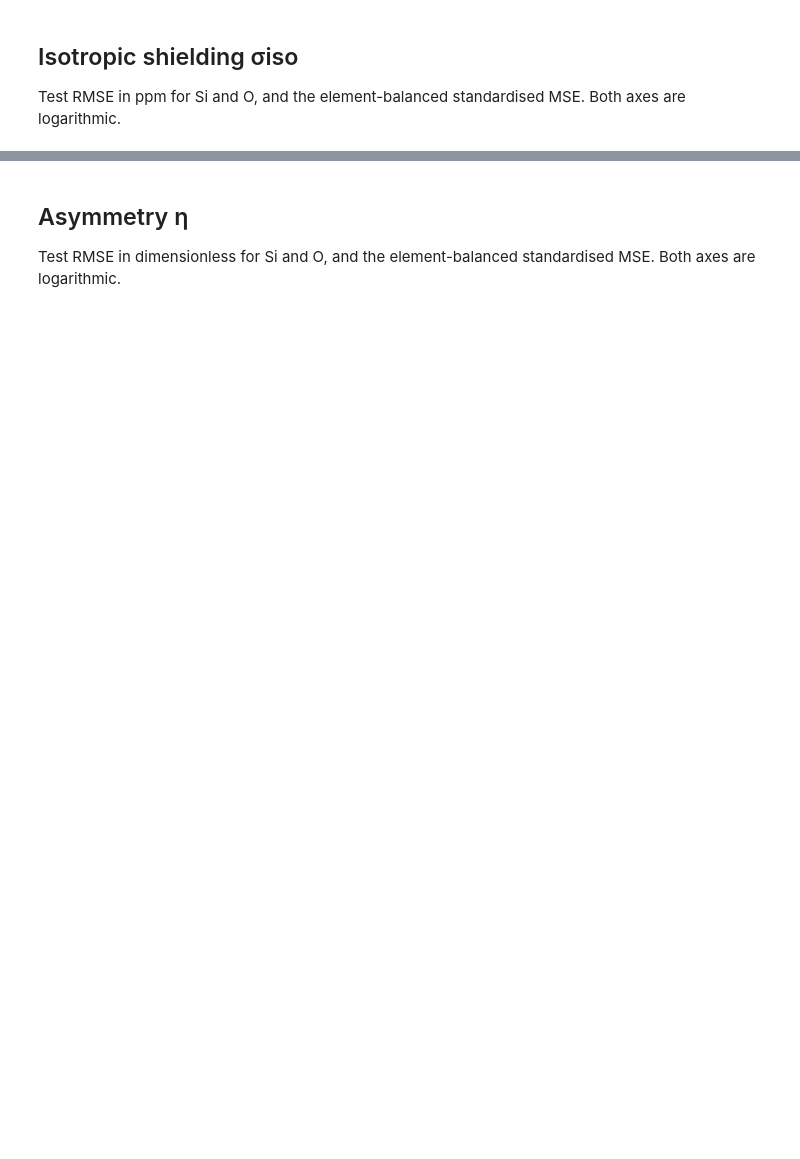
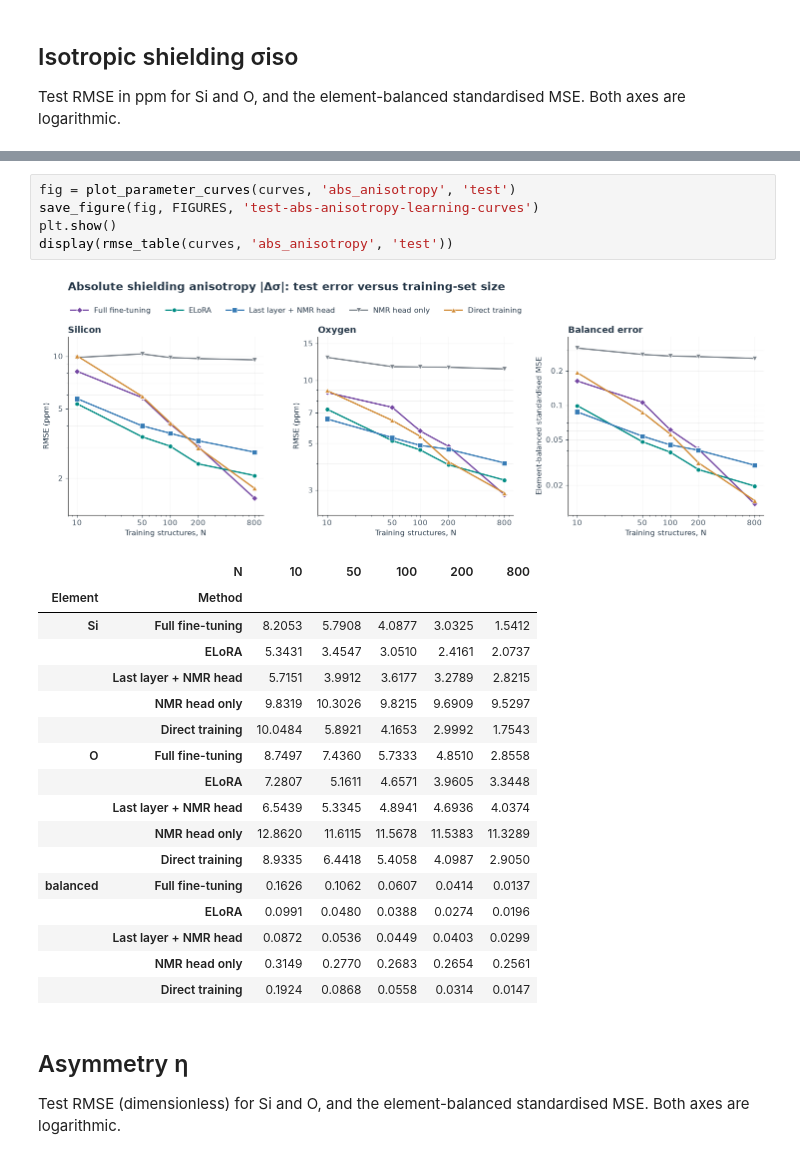
Before and after one commit to LouisM1/Tensor_NMR_Transfer, a Jupyter notebook: experiments/07-SymmetricTensor-LearningCurves.ipynb, the cells around one changed output, grey strips where cells are left out. Drawn from its saved outputs; the diff is of its cells as text; blank space fills up the shorter version.

```diff
--- a/experiments/07-SymmetricTensor-LearningCurves.ipynb
+++ b/experiments/07-SymmetricTensor-LearningCurves.ipynb
@@ -113,7 +96,31 @@ display(rmse_table(curves, 'anisotropy', 'test'))
+# %%
+fig = plot_parameter_curves(curves, 'abs_anisotropy', 'test')
+save_figure(fig, FIGURES, 'test-abs-anisotropy-learning-curves')
+plt.show()
+display(rmse_table(curves, 'abs_anisotropy', 'test'))
+# %% [output]
+[figure, added]
+|  | N | 10 | 50 | 100 | 200 | 800 |
+| Element | Method |  |  |  |  |  |
+| Si | Full fine-tuning | 8.2053 | 5.7908 | 4.0877 | 3.0325 | 1.5412 |
+|  | ELoRA | 5.3431 | 3.4547 | 3.0510 | 2.4161 | 2.0737 |
+|  | Last layer + NMR head | 5.7151 | 3.9912 | 3.6177 | 3.2789 | 2.8215 |
+|  | NMR head only | 9.8319 | 10.3026 | 9.8215 | 9.6909 | 9.5297 |
+|  | Direct training | 10.0484 | 5.8921 | 4.1653 | 2.9992 | 1.7543 |
+| O | Full fine-tuning | 8.7497 | 7.4360 | 5.7333 | 4.8510 | 2.8558 |
+|  | ELoRA | 7.2807 | 5.1611 | 4.6571 | 3.9605 | 3.3448 |
+|  | Last layer + NMR head | 6.5439 | 5.3345 | 4.8941 | 4.6936 | 4.0374 |
+|  | NMR head only | 12.8620 | 11.6115 | 11.5678 | 11.5383 | 11.3289 |
+|  | Direct training | 8.9335 | 6.4418 | 5.4058 | 4.0987 | 2.9050 |
+| balanced | Full fine-tuning | 0.1626 | 0.1062 | 0.0607 | 0.0414 | 0.0137 |
+|  | ELoRA | 0.0991 | 0.0480 | 0.0388 | 0.0274 | 0.0196 |
+|  | Last layer + NMR head | 0.0872 | 0.0536 | 0.0449 | 0.0403 | 0.0299 |
+|  | NMR head only | 0.3149 | 0.2770 | 0.2683 | 0.2654 | 0.2561 |
+|  | Direct training | 0.1924 | 0.0868 | 0.0558 | 0.0314 | 0.0147 |
 # %% [markdown]
 ## Asymmetry η
 
-Test RMSE in dimensionless for Si and O, and the element-balanced standardised MSE. Both axes are logarithmic.
+Test RMSE (dimensionless) for Si and O, and the element-balanced standardised MSE. Both axes are logarithmic.
 # %%
 fig = plot_parameter_curves(curves, 'asymmetry', 'test')
 save_figure(fig, FIGURES, 'test-asymmetry-learning-curves')
```
Also changed, not shown: parts of 14 cells of this notebook, 52 other files.
